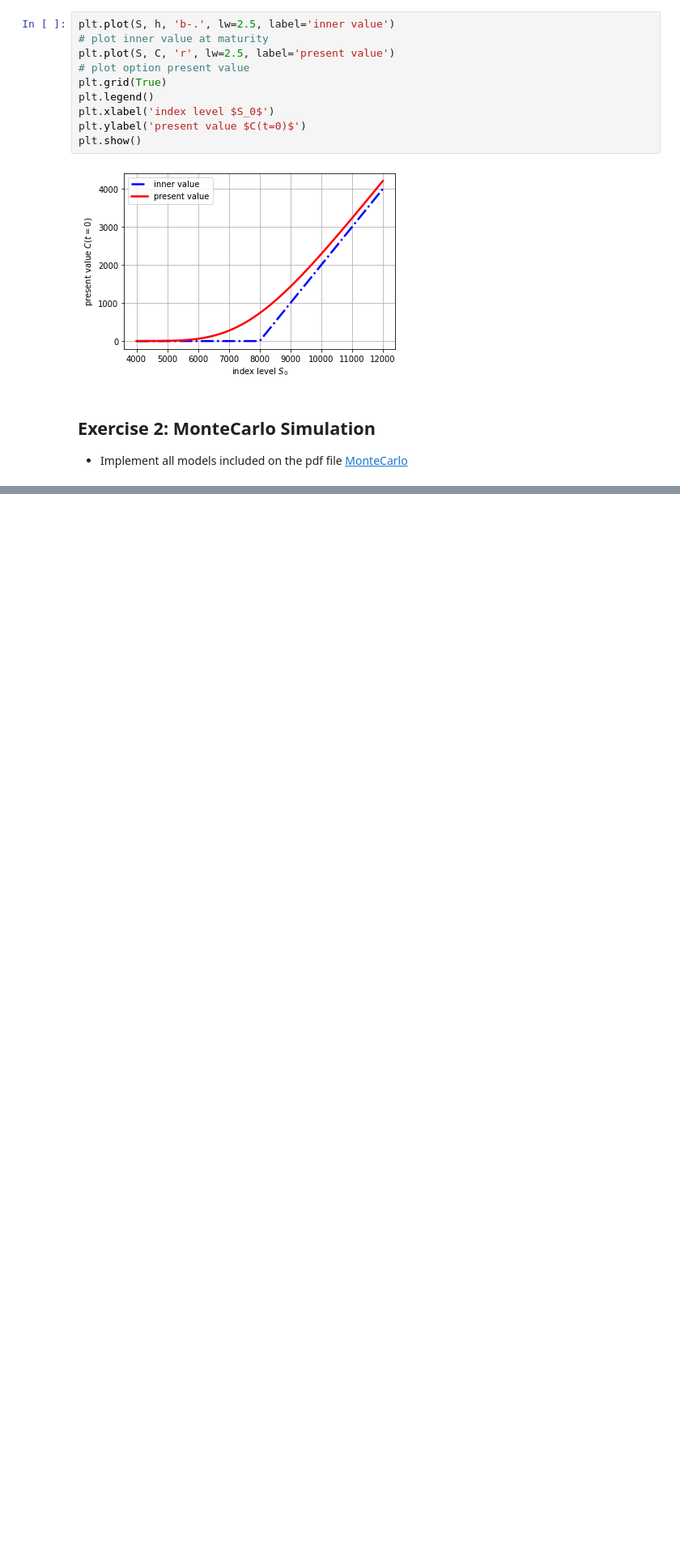
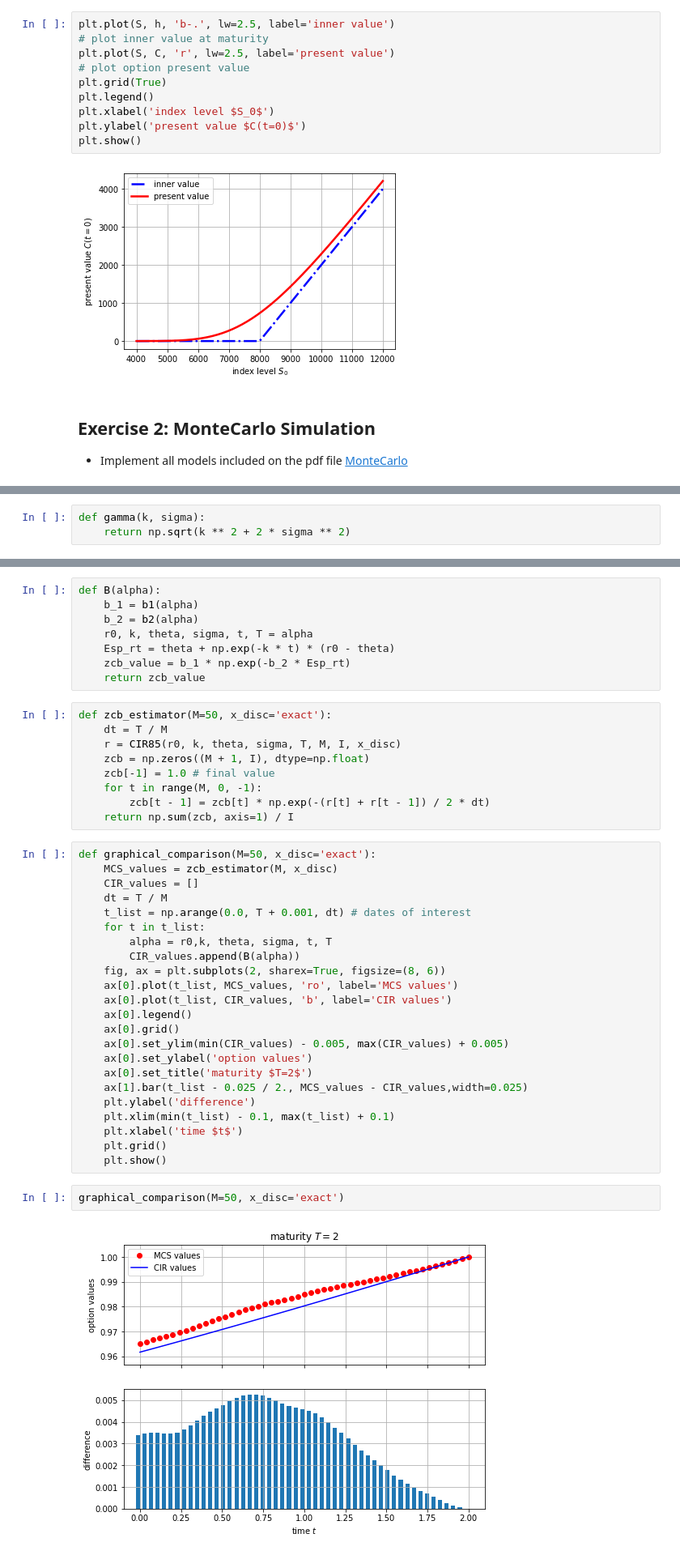
Before and after one commit to Safae-CHERKAOUI/python-for-finance, a Jupyter notebook: Mid-Project/assignments/mid-project.ipynb, the cells around one changed output, grey strips where cells are left out. Shown at 81% size. Saved outputs shown, nothing was run; the diff lists cells and outputs as text; blank space fills up the shorter version.

```diff
--- a/Mid-Project/assignments/mid-project.ipynb
+++ b/Mid-Project/assignments/mid-project.ipynb
@@ -143,0 +166,3 @@ def CIR85(x0,k, theta, sigma, T, M, I,x_disc='exact'):
+# %%
+def gamma(k, sigma):
+    return np.sqrt(k ** 2 + 2 * sigma ** 2)
@@ -143,0 +179,44 @@ def CIR85(x0,k, theta, sigma, T, M, I,x_disc='exact'):
+# %%
+def B(alpha):
+    b_1 = b1(alpha)
+    b_2 = b2(alpha)
+    r0, k, theta, sigma, t, T = alpha
+    Esp_rt = theta + np.exp(-k * t) * (r0 - theta)
+    zcb_value = b_1 * np.exp(-b_2 * Esp_rt)
+    return zcb_value
+# %%
+def zcb_estimator(M=50, x_disc='exact'):
+    dt = T / M
+    r = CIR85(r0, k, theta, sigma, T, M, I, x_disc)
+    zcb = np.zeros((M + 1, I), dtype=np.float)
+    zcb[-1] = 1.0 # final value
+    for t in range(M, 0, -1):
+        zcb[t - 1] = zcb[t] * np.exp(-(r[t] + r[t - 1]) / 2 * dt)
+    return np.sum(zcb, axis=1) / I
+# %%
+def graphical_comparison(M=50, x_disc='exact'):
+    MCS_values = zcb_estimator(M, x_disc)
+    CIR_values = []
+    dt = T / M
+    t_list = np.arange(0.0, T + 0.001, dt) # dates of interest
+    for t in t_list:
+        alpha = r0,k, theta, sigma, t, T
+        CIR_values.append(B(alpha))
+    fig, ax = plt.subplots(2, sharex=True, figsize=(8, 6))
+    ax[0].plot(t_list, MCS_values, 'ro', label='MCS values')
+    ax[0].plot(t_list, CIR_values, 'b', label='CIR values')
+    ax[0].legend()
+    ax[0].grid()
+    ax[0].set_ylim(min(CIR_values) - 0.005, max(CIR_values) + 0.005)
+    ax[0].set_ylabel('option values')
+    ax[0].set_title('maturity $T=2$')
+    ax[1].bar(t_list - 0.025 / 2., MCS_values - CIR_values,width=0.025)
+    plt.ylabel('difference')
+    plt.xlim(min(t_list) - 0.1, max(t_list) + 0.1)
+    plt.xlabel('time $t$')
+    plt.grid()
+    plt.show()
+# %%
+graphical_comparison(M=50, x_disc='exact')
+# %% [output]
+[figure, added]
```
Also changed, not shown: parts of 5 cells of this notebook.
